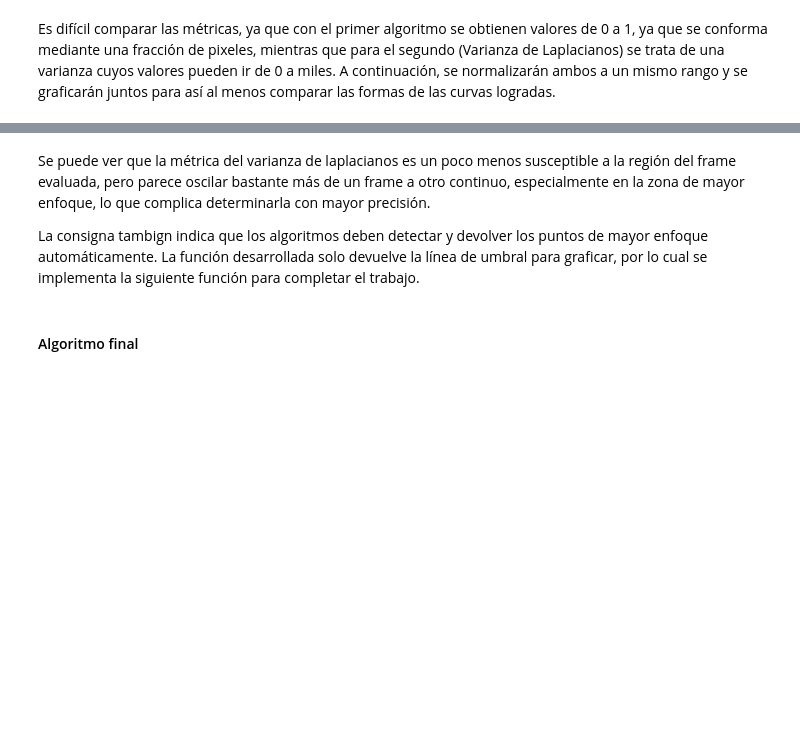
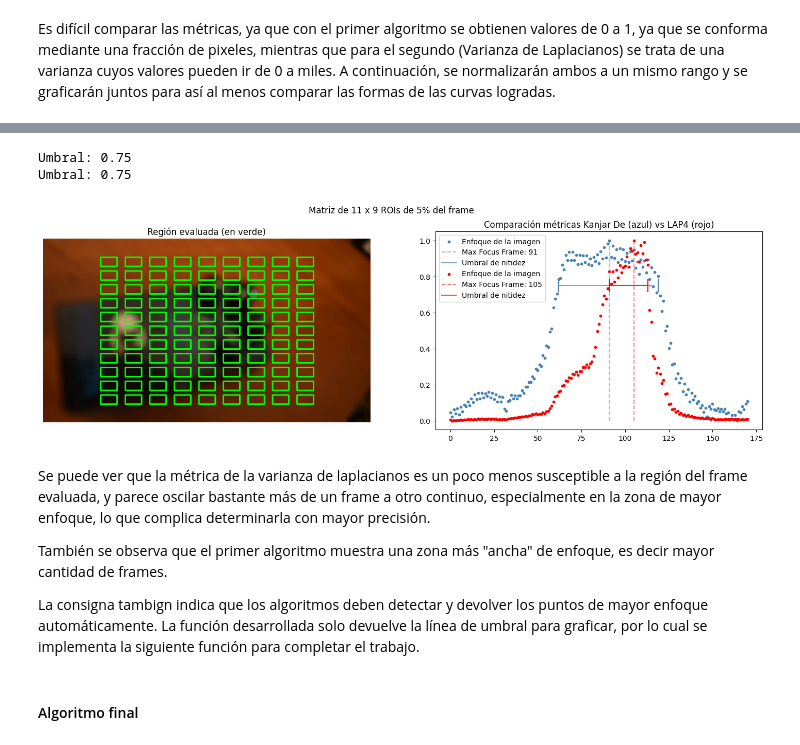
Before and after one commit to gabrielquiroga/vision_computadora_I_ceia, a Jupyter notebook: Material_TPs/TP2/tp2.ipynb, the cells around one changed output, grey strips where cells are left out. Cells and saved outputs as stored; diff of their text form; code cells hidden in the pictures; blank space fills up the shorter version.

```diff
--- a/Material_TPs/TP2/tp2.ipynb
+++ b/Material_TPs/TP2/tp2.ipynb
@@ -678,22 +735,28 @@ plt.show()
 # %%
 fig, axes = plt.subplots(1, 2, figsize=(18,5))
 
-plot_ROIs(bgr_frames[0].copy(), rois4, ax=axes[0])
+plot_ROIs(bgr_frames[0].copy(), rois5, ax=axes[0])
 axes[0].set_title("Región evaluada (en verde)")
 
 # Normalización
 fm5_norm = normalizar(fm5)
 focus_fm5_norm = define_sharpness_zone(fm5_norm, 0.75)
 scores5_norm = normalizar(scores5)
 focus_scores5_norm = define_sharpness_zone(scores5_norm, 0.75)
 plot_FM(fm5_norm, focus_fm5_norm, ax=axes[1], color='steelblue')
 plot_FM(scores5_norm, focus_scores5_norm, ax=axes[1], color='red')
 axes[1].set_title("Comparación métricas Kanjar De (azul) vs LAP4 (rojo)")
 
 plt.suptitle("Matriz de 11 x 9 ROIs de 5% del frame")
 plt.show()
+# %% [output]
+Umbral: 0.75
+Umbral: 0.75
+[figure, added]
 # %% [markdown]
-Se puede ver que la métrica del varianza de laplacianos es un poco menos susceptible a la región del frame evaluada, pero parece oscilar bastante más de un frame a otro continuo, especialmente en la zona de mayor enfoque, lo que complica determinarla con mayor precisión.
+Se puede ver que la métrica de la varianza de laplacianos es un poco menos susceptible a la región del frame evaluada, y parece oscilar bastante más de un frame a otro continuo, especialmente en la zona de mayor enfoque, lo que complica determinarla con mayor precisión.
+
+También se observa que el primer algoritmo muestra una zona más "ancha" de enfoque, es decir mayor cantidad de frames.
 
 La consigna tambign indica que los algoritmos deben detectar y devolver los puntos de mayor enfoque automáticamente. La función desarrollada solo devuelve la línea de umbral para graficar, por lo cual se implementa la siguiente función para completar el trabajo.
 # %%
```
Also changed, not shown: parts of 20 cells of this notebook.
